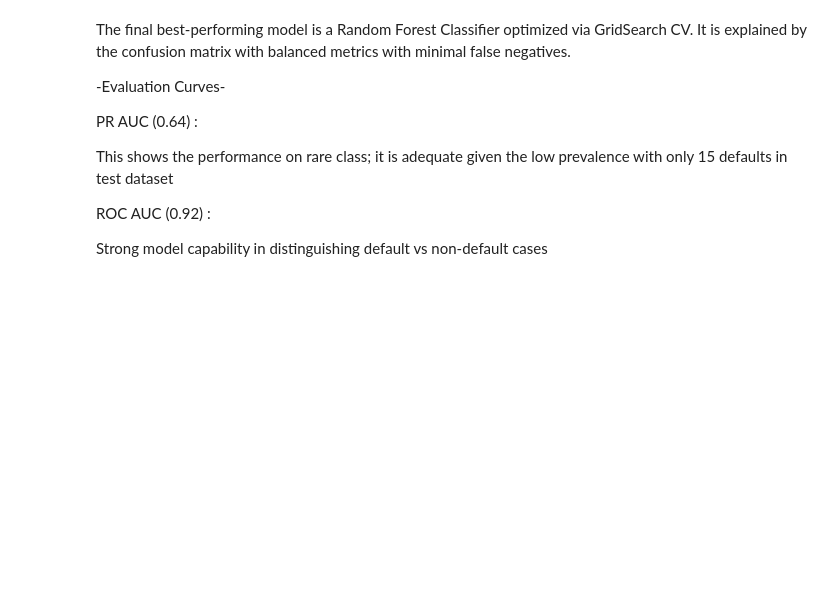
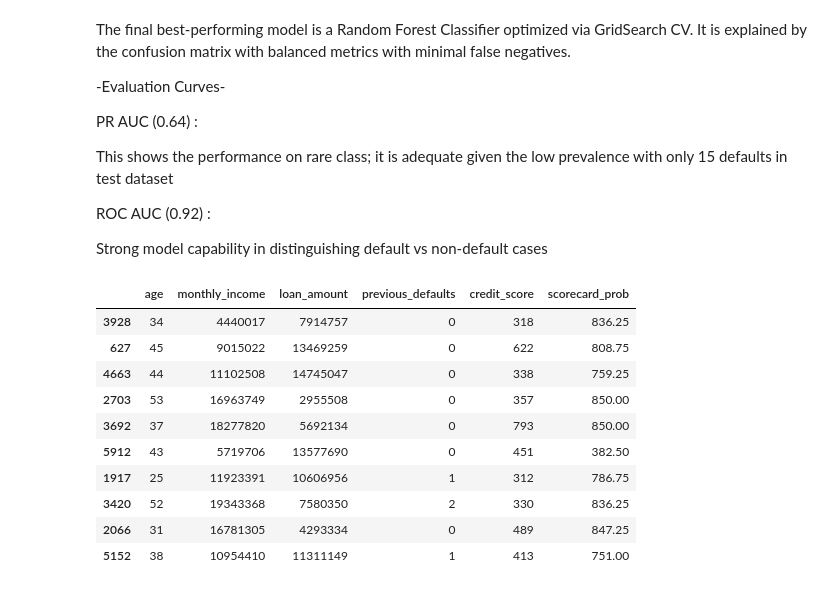
Before and after one commit to Alfredo2212/Talentport, a Jupyter notebook: notebooks/B_modeling.ipynb, the cells around one changed output. Cells and saved outputs as stored; diff of their text form; code cells hidden in the pictures; blank space fills up the shorter version.

Commit message:
Added Scorecard function ( FICO Scorecard )

```diff
--- a/notebooks/B_modeling.ipynb
+++ b/notebooks/B_modeling.ipynb
@@ -469,3 +469,36 @@ This shows the performance on rare class; it is adequate given the low prevalenc
 ROC AUC (0.92) :
 
 Strong model capability in distinguishing default vs non-default cases
+# %%
+# Scorecard(probs) function ( FICO Scorecard )
+def generate_scorecard(model, x, min_score=300, max_score=850):
+    """
+    Convert predicted probabilities into credit scorecard
+    Parameters :
+    - model: trained classification model
+    - x : feature matrix
+    - min_score : minimum score default = 300
+    - max_score : maximum score default = 850
+    Returns Numpy array of scaled scorecard probabilities
+    """
+    # Predict probabilities for class 1 ( default )
+    probs = model.predict_proba(x)[:, 1]
+    scores = min_score + (1 - probs) * (max_score - min_score)
+
+    return scores
+# %%
+x_test_with_score = x_test.copy()
+x_test_with_score["scorecard_prob"] = generate_scorecard(best_rf, x_test_scaled)
+x_test_with_score.sample(10)
+# %% [output]
+|  | age | monthly_income | loan_amount | previous_defaults | credit_score | scorecard_prob |
+| 3928 | 34 | 4440017 | 7914757 | 0 | 318 | 836.25 |
+| 627 | 45 | 9015022 | 13469259 | 0 | 622 | 808.75 |
+| 4663 | 44 | 11102508 | 14745047 | 0 | 338 | 759.25 |
+| 2703 | 53 | 16963749 | 2955508 | 0 | 357 | 850.00 |
+| 3692 | 37 | 18277820 | 5692134 | 0 | 793 | 850.00 |
+| 5912 | 43 | 5719706 | 13577690 | 0 | 451 | 382.50 |
+| 1917 | 25 | 11923391 | 10606956 | 1 | 312 | 786.75 |
+| 3420 | 52 | 19343368 | 7580350 | 2 | 330 | 836.25 |
+| 2066 | 31 | 16781305 | 4293334 | 0 | 489 | 847.25 |
+| 5152 | 38 | 10954410 | 11311149 | 1 | 413 | 751.00 |
```
